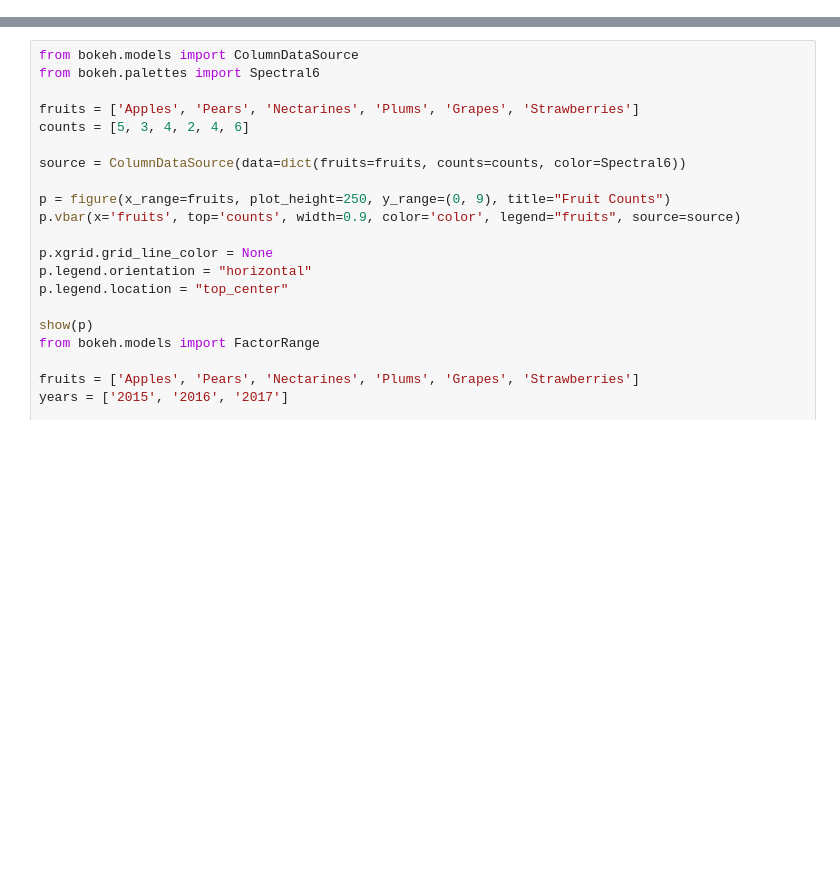
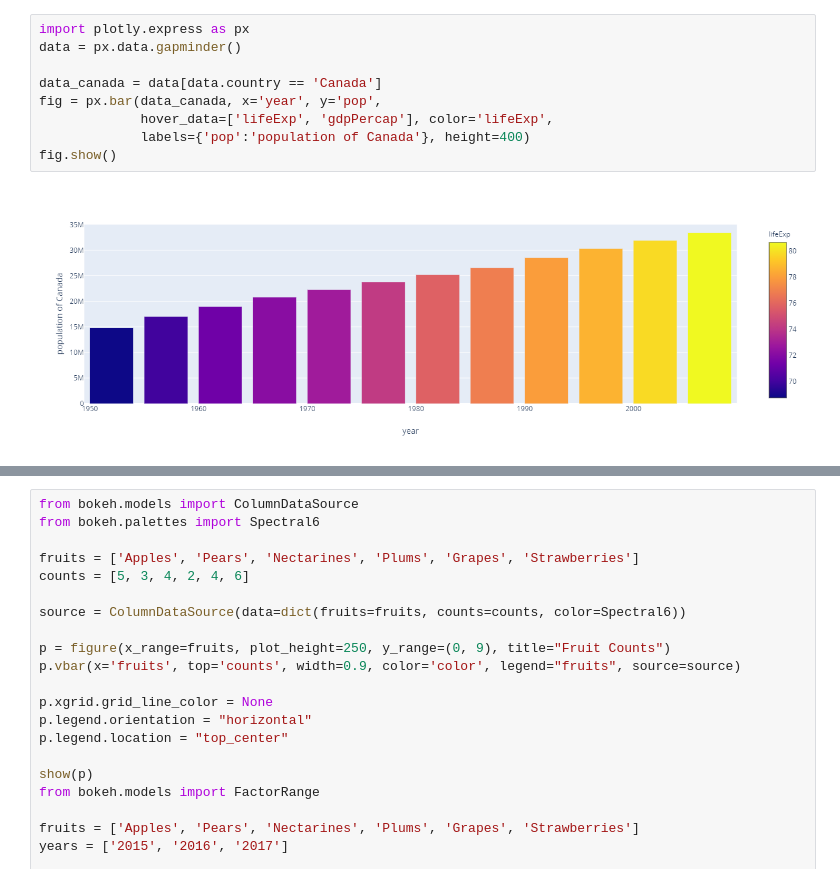
Before and after one commit to MKdent/binder-datascience, a Jupyter notebook: showcase.ipynb, the cells around one changed output, grey strips where cells are left out. Drawn from its saved outputs; the diff is of its cells as text; blank space fills up the shorter version.

```diff
--- a/showcase.ipynb
+++ b/showcase.ipynb
@@ -21,0 +1,11 @@ show(p) # show the results
+# %%
+import plotly.express as px
+data = px.data.gapminder()
+
+data_canada = data[data.country == 'Canada']
+fig = px.bar(data_canada, x='year', y='pop',
+             hover_data=['lifeExp', 'gdpPercap'], color='lifeExp',
+             labels={'pop':'population of Canada'}, height=400)
+fig.show()
+# %% [output]
+[figure, added]
```
Also changed, not shown: parts of 10 cells of this notebook, 1 other file.
